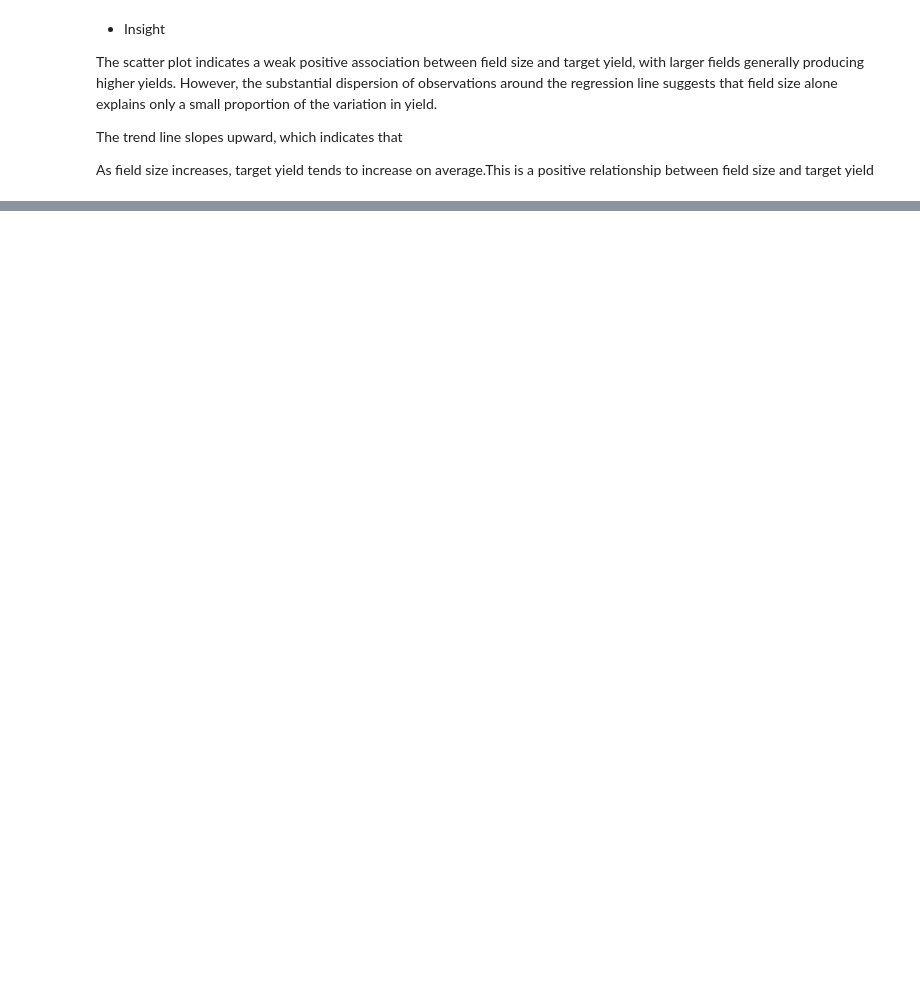
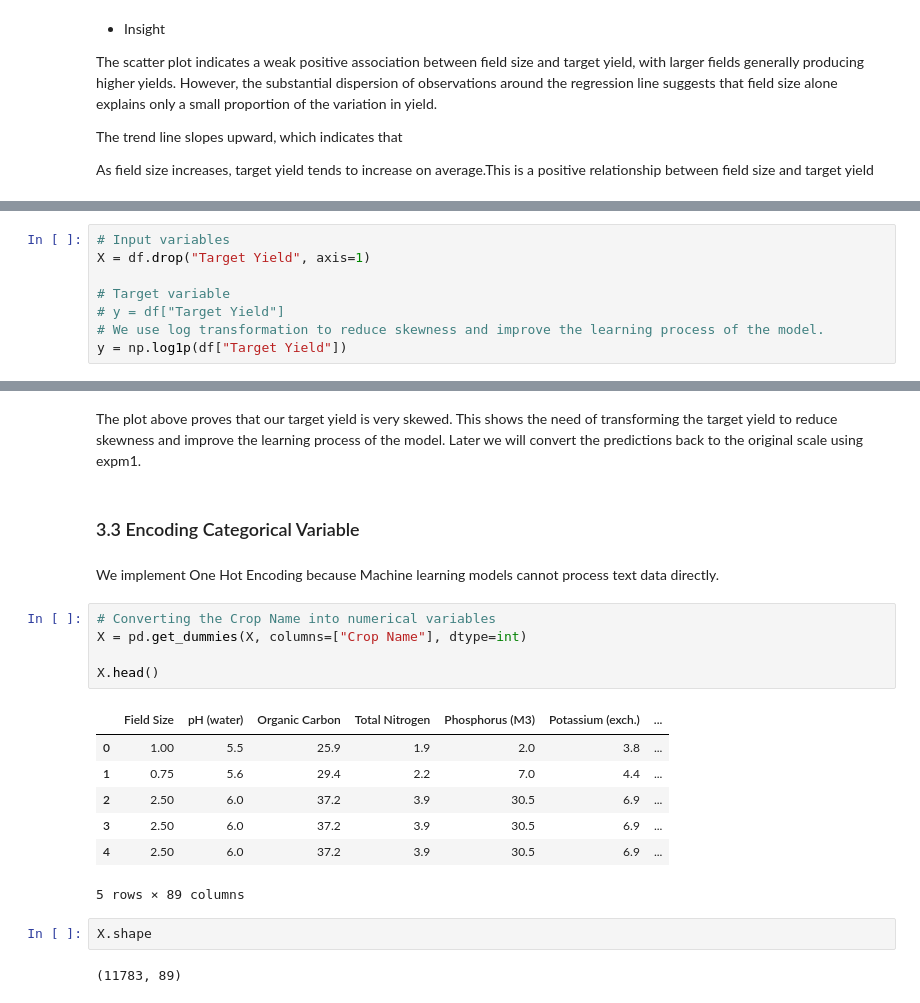
Before and after one commit to Esther-Margaret-Mwangi/Epochs, a Jupyter notebook: notebook/notebook.ipynb, the cells around one changed output, grey strips where cells are left out. Cells and saved outputs as stored; diff of their text form; blank space fills up the shorter version.

Commit message:
modelling

```diff
--- a/notebook/notebook.ipynb
+++ b/notebook/notebook.ipynb
@@ -996,0 +1019,8 @@ As field size increases, target yield tends to increase on average.This is a pos
+# %%
+# Input variables
+X = df.drop("Target Yield", axis=1)
+
+# Target variable
+# y = df["Target Yield"]
+# We use log transformation to reduce skewness and improve the learning process of the model.
+y = np.log1p(df["Target Yield"])
@@ -996,0 +1046,23 @@ As field size increases, target yield tends to increase on average.This is a pos
+# %% [markdown]
+The plot above proves that our target yield is very skewed. This shows the need of transforming the target yield to reduce skewness and improve the learning process of the model. Later we will convert the predictions back to the original scale using expm1.
+# %% [markdown]
+### 3.3 Encoding Categorical Variable
+# %% [markdown]
+We implement One Hot Encoding because Machine learning models cannot process text data directly.
+# %%
+# Converting the Crop Name into numerical variables
+X = pd.get_dummies(X, columns=["Crop Name"], dtype=int)
+
+X.head()
+# %% [output]
+|  | Field Size | pH (water) | Organic Carbon | Total Nitrogen | Phosphorus (M3) | Potassium (exch.) | ... |
+| 0 | 1.00 | 5.5 | 25.9 | 1.9 | 2.0 | 3.8 | ... |
+| 1 | 0.75 | 5.6 | 29.4 | 2.2 | 7.0 | 4.4 | ... |
+| 2 | 2.50 | 6.0 | 37.2 | 3.9 | 30.5 | 6.9 | ... |
+| 3 | 2.50 | 6.0 | 37.2 | 3.9 | 30.5 | 6.9 | ... |
+| 4 | 2.50 | 6.0 | 37.2 | 3.9 | 30.5 | 6.9 | ... |
+5 rows × 89 columns
+# %%
+X.shape
+# %% [output]
+(11783, 89)
```
Also changed, not shown: parts of 24 cells of this notebook.
